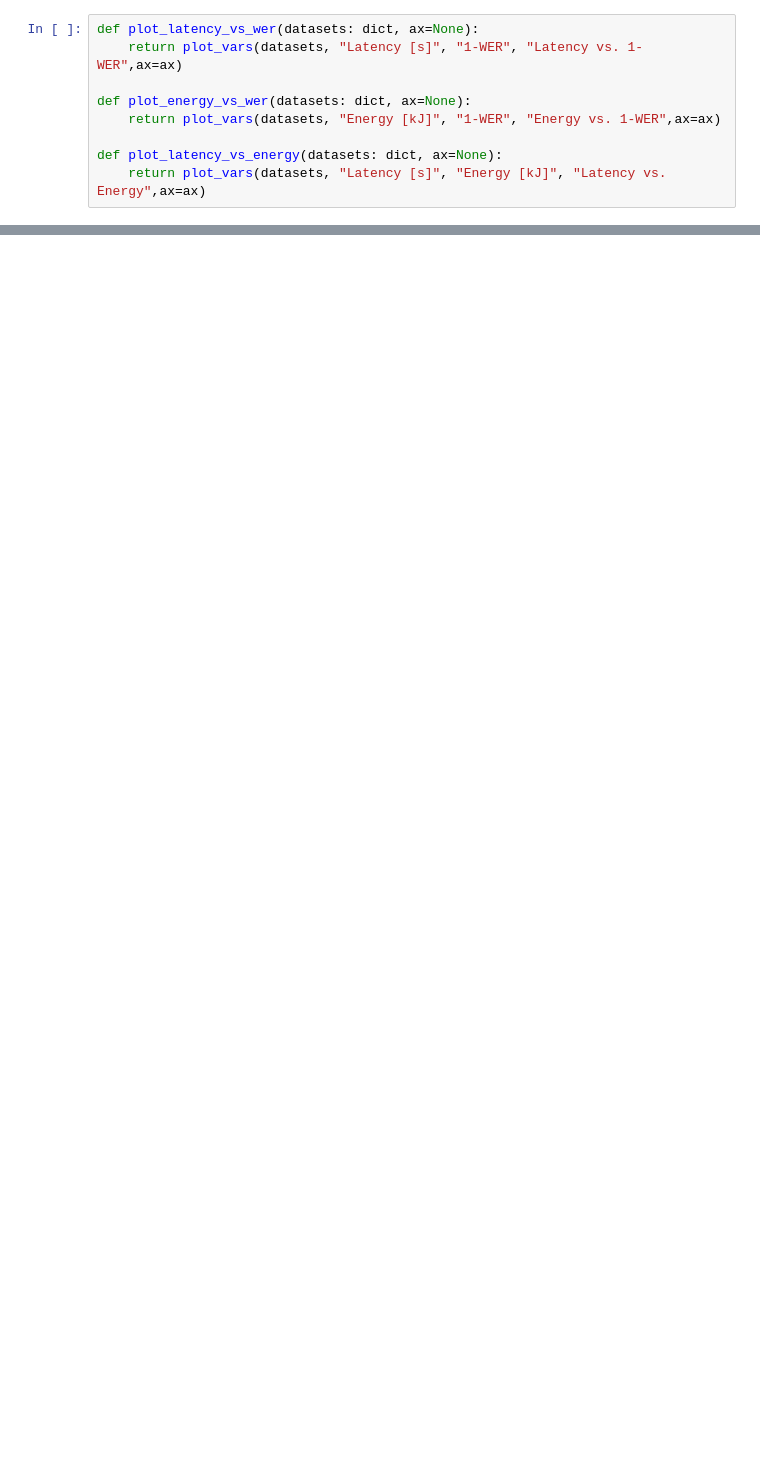
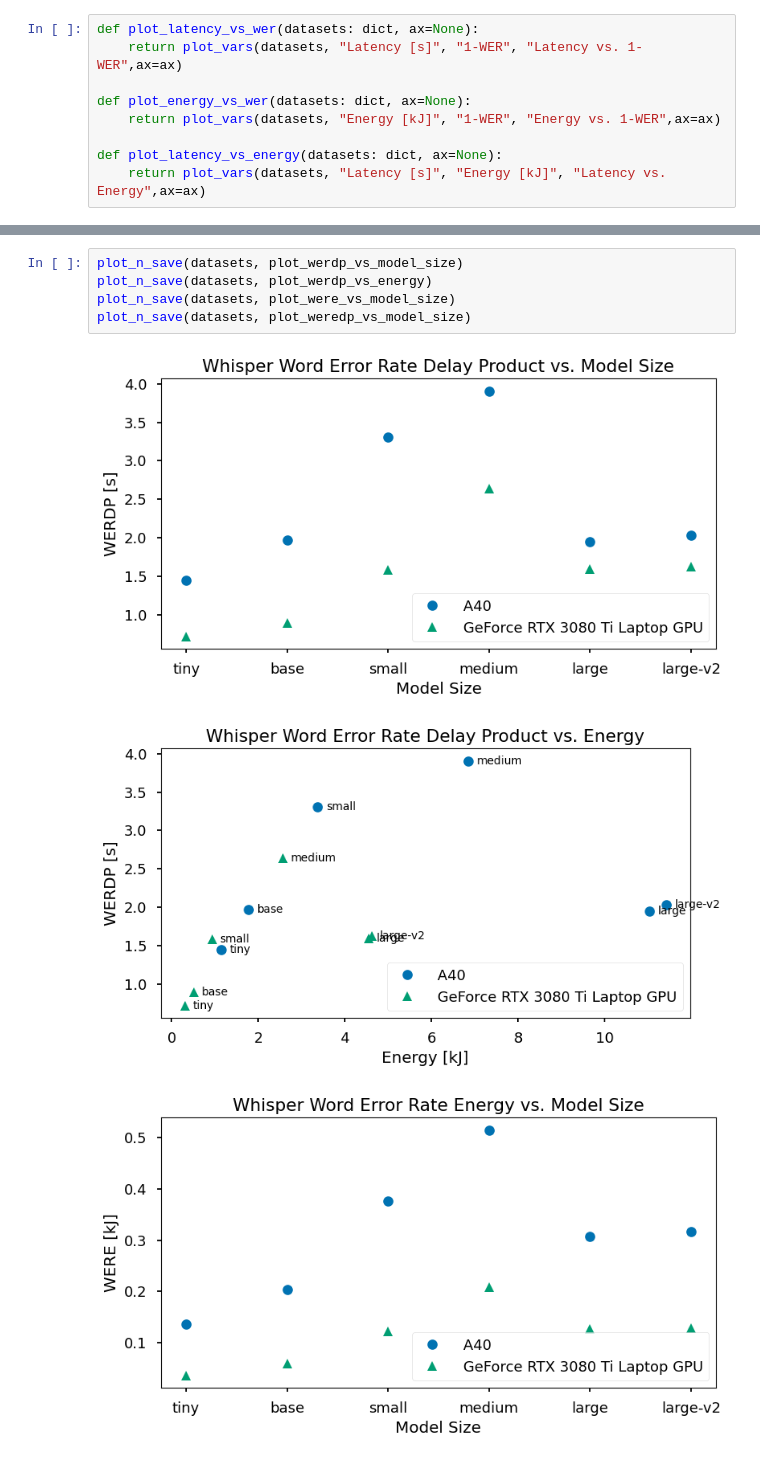
Before and after one commit to sirexeclp/pre-trained-models-workshop, a Jupyter notebook: benchmarks/benchmark_analysis.ipynb, the cells around one changed output, grey strips where cells are left out. Cells and saved outputs as stored; diff of their text form; blank space fills up the shorter version.

```diff
--- a/benchmarks/benchmark_analysis.ipynb
+++ b/benchmarks/benchmark_analysis.ipynb
@@ -98,0 +95,9 @@ fig.tight_layout()
+# %%
+plot_n_save(datasets, plot_werdp_vs_model_size)
+plot_n_save(datasets, plot_werdp_vs_energy)
+plot_n_save(datasets, plot_were_vs_model_size)
+plot_n_save(datasets, plot_weredp_vs_model_size)
+# %% [output]
+[figure, added]
+[figure, added]
+[figure, added]
```
Also changed, not shown: parts of 9 cells of this notebook.
